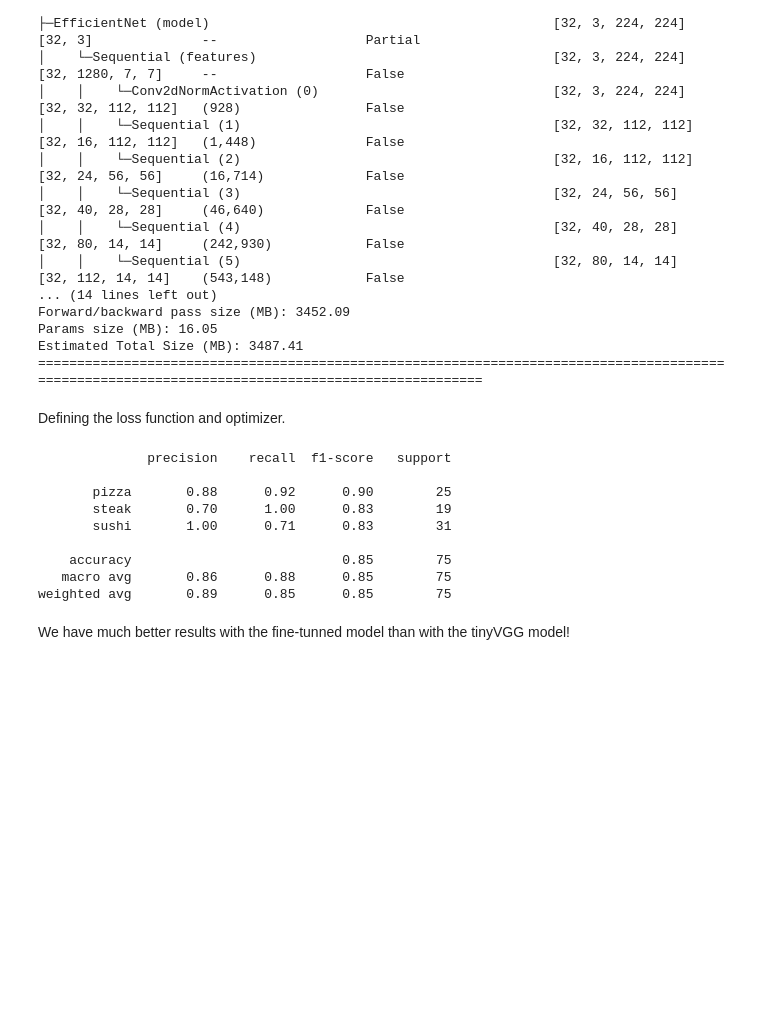
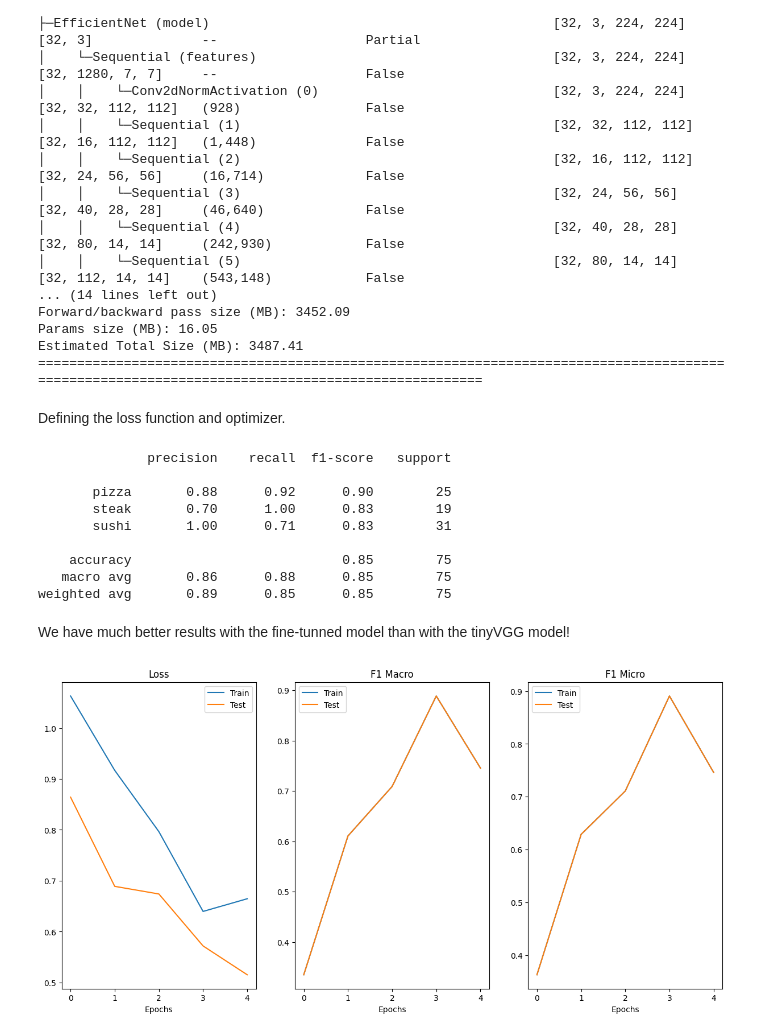
Before and after one commit to ialvata/pytorch_exploration, a Jupyter notebook: 06_pytorch.ipynb, the cells around one changed output. Cells and saved outputs as stored; diff of their text form; code cells hidden in the pictures; blank space fills up the shorter version.

```diff
--- a/06_pytorch.ipynb
+++ b/06_pytorch.ipynb
@@ -229,18 +229,20 @@ class BaseClass(nn.Module):
                     f"F1 Test Score (macro,micro): {test_f1_macro,test_f1_micro}"
                 )
 
-    def predict(self, input: torch.Tensor) -> torch.Tensor:
+    def predict(self, input: torch.Tensor) -> tuple[torch.Tensor,torch.Tensor]:
         self.eval()
         with torch.inference_mode():
             logits = self(input.to(device=device, dtype=torch.float32))
-            pred = nn.Softmax(dim=1)(logits).argmax(dim=1)
-        return pred
+            pred_probs = nn.Softmax(dim=1)(logits)
+            pred_class = pred_probs.argmax(dim=1)
+        return pred_probs, pred_class
 
     def evaluation_report(self, dataloader: DataLoader, labels_names: list[str]):
         y_pred = []
         y_true = []
         for batch, (inputs_per_batch, labels_per_batch) in enumerate(dataloader):
-                y_pred.append(self.predict(inputs_per_batch).cpu().numpy())
+                _, y_pred_class = self.predict(inputs_per_batch)
+                y_pred.append(y_pred_class.cpu().numpy())
                 y_true.append(labels_per_batch.cpu().numpy())
         y_true_1D = np.concatenate(y_true)
         y_pred_1D = np.concatenate(y_pred)
@@ -274,15 +276,31 @@ class BaseClass(nn.Module):
         plt.title('F1 Micro')
         plt.xlabel('Epochs')
         plt.legend();
+
+    def pred_and_plot_image(self, image_path: str, class_names: list[str],
+                        image_size: tuple[int, int] = (224, 224), transform = None,
+                        device: str = device):
+        img = Image.open(image_path)
+        if transform is not None:
+            image_transform = transform
+        else:
+            image_transform = self.weights.transforms()
+
+        transformed_image = image_transform(img).unsqueeze(dim=0).to(device)
+        pred_probs, pred_class = self.predict(transformed_image)
+        plt.figure()
+        plt.imshow(img)
+        plt.title(f"Pred: {class_names[pred_class]} | Prob: {pred_probs.max():.3f}")
+        plt.axis(False);
 # %% [markdown]
 ### EfficientNet Custom Model
 # %%
 class FineTunedEfficientNet(BaseClass):
     def __init__(self, output_shape: int, device: str = "cpu"):
         super().__init__(num_classes = output_shape)
-        weights = torchvision.models.EfficientNet_B0_Weights.DEFAULT
+        self.weights = torchvision.models.EfficientNet_B0_Weights.DEFAULT
         # .DEFAULT = best available weights
-        self.model = torchvision.models.efficientnet_b0(weights=weights).to(device)
+        self.model = torchvision.models.efficientnet_b0(weights=self.weights).to(device)
         # Freezing the layer type called features.
         for param in self.model.features.parameters():
             param.requires_grad = False
@@ -350,3 +378,7 @@ efficient_finetuned.evaluation_report(dataloader=auto_test_dataloader_custom,
 weighted avg       0.89      0.85      0.85        75
 # %% [markdown]
 We have much better results with the fine-tunned model than with the tinyVGG model!
+# %%
+efficient_finetuned.plot_loss_curves()
+# %% [output]
+[figure, added]
```
Also changed, not shown: parts of 8 cells of this notebook.
